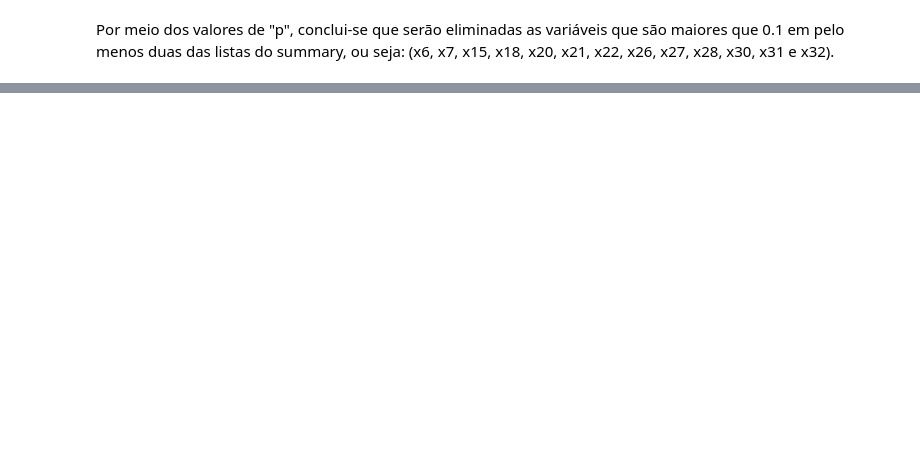
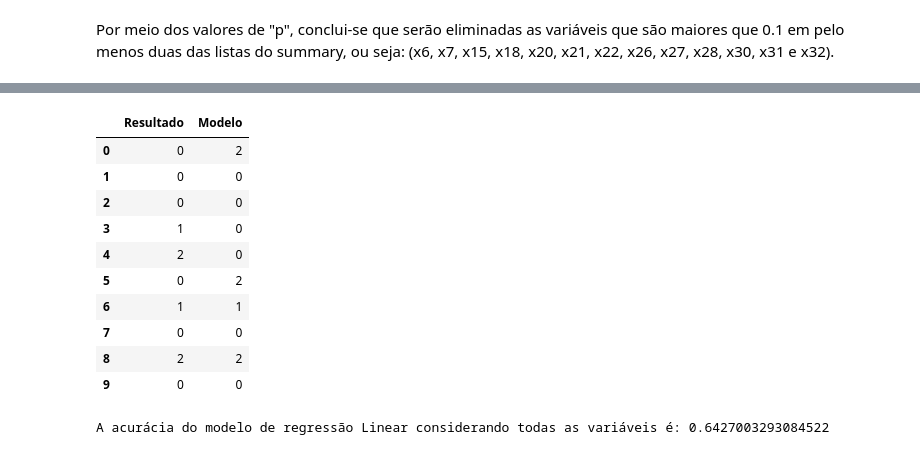
Before and after one commit to leonardodma/Projeto2_Cdados, a Jupyter notebook: classificacao_premiere_league.ipynb, the cells around one changed output, grey strips where cells are left out. Cells and saved outputs as stored; diff of their text form; code cells hidden in the pictures; blank space fills up the shorter version.

```diff
--- a/classificacao_premiere_league.ipynb
+++ b/classificacao_premiere_league.ipynb
@@ -237,0 +257,10 @@ array([[0.93167263, 0.06415337, 0.004174  ],
+# %%
+acertos = 0
+for i in range(len(comparativo1_rm['Resultado'])):
+    if comparativo1_rm['Resultado'][i] == comparativo1_rm['Modelo'][i]:
+        acertos += 1
+
+accuracy = acertos / (len(comparativo1_rm['Resultado']))
+print(
+    'A acurácia do modelo de regressão Linear considerando todas as variáveis é: {}'
+    .format(accuracy))
@@ -246,5 +279,10 @@ y2 = results.values
 
 X_train2, X_test2, y_train2, y_test2 = train_test_split(X2, y2, test_size = .2, random_state = 42)
 
-classificador_RF2 = RandomForestClassifier(n_estimators=10000)
-classificador_RF2.fit(X_train2, y_train2)
+logit_model2 = sm.MNLogit(endog=y_train2.flatten(), exog=X_train2)
+result2 = logit_model2.fit()
+
+stats1_2 = result2.summary()
+stats2_2= result2.summary2()
+
+print(stats1_2)
@@ -252,0 +327,43 @@ result.predict(exog=X_train1)[0][1]
+# %%
+# Predição 2 - Regressão Multinominal (Retirada de algumas variáveis)
+r1_rm2 = result2.predict(exog=X_train2)
+
+lista_maiores2 = [max(i) for i in r1_rm2]
+
+lista_index2 = []
+for i in range(len(r1_rm2)):
+    for p in range(3):
+        if r1_rm2[i][p] == lista_maiores2[i]:
+            lista_index2.append(p)
+
+flat_list_of_results2 = []
+for sublist in np.ndarray.tolist(y_train2):
+    for item in sublist:
+        flat_list_of_results2.append(item)
+
+comparativo2_rm = pd.DataFrame({'Resultado':flat_list_of_results2, 'Modelo':lista_index2})
+comparativo2_rm.head(10)
+# %% [output]
+|  | Resultado | Modelo |
+| 0 | 0 | 2 |
+| 1 | 0 | 0 |
+| 2 | 0 | 0 |
+| 3 | 1 | 0 |
+| 4 | 2 | 0 |
+| 5 | 0 | 2 |
+| 6 | 1 | 1 |
+| 7 | 0 | 0 |
+| 8 | 2 | 2 |
+| 9 | 0 | 0 |
+# %%
+acertos2 = 0
+for i in range(len(comparativo2_rm['Resultado'])):
+    if comparativo2_rm['Resultado'][i] == comparativo2_rm['Modelo'][i]:
+        acertos2 += 1
+
+accuracy2 = acertos2 / (len(comparativo2_rm['Resultado']))
+print(
+    'A acurácia do modelo de regressão Linear considerando todas as variáveis é: {}'
+    .format(accuracy2))
+# %% [output]
+A acurácia do modelo de regressão Linear considerando todas as variáveis é: 0.6427003293084522
```
Also changed, not shown: parts of 14 cells of this notebook.
